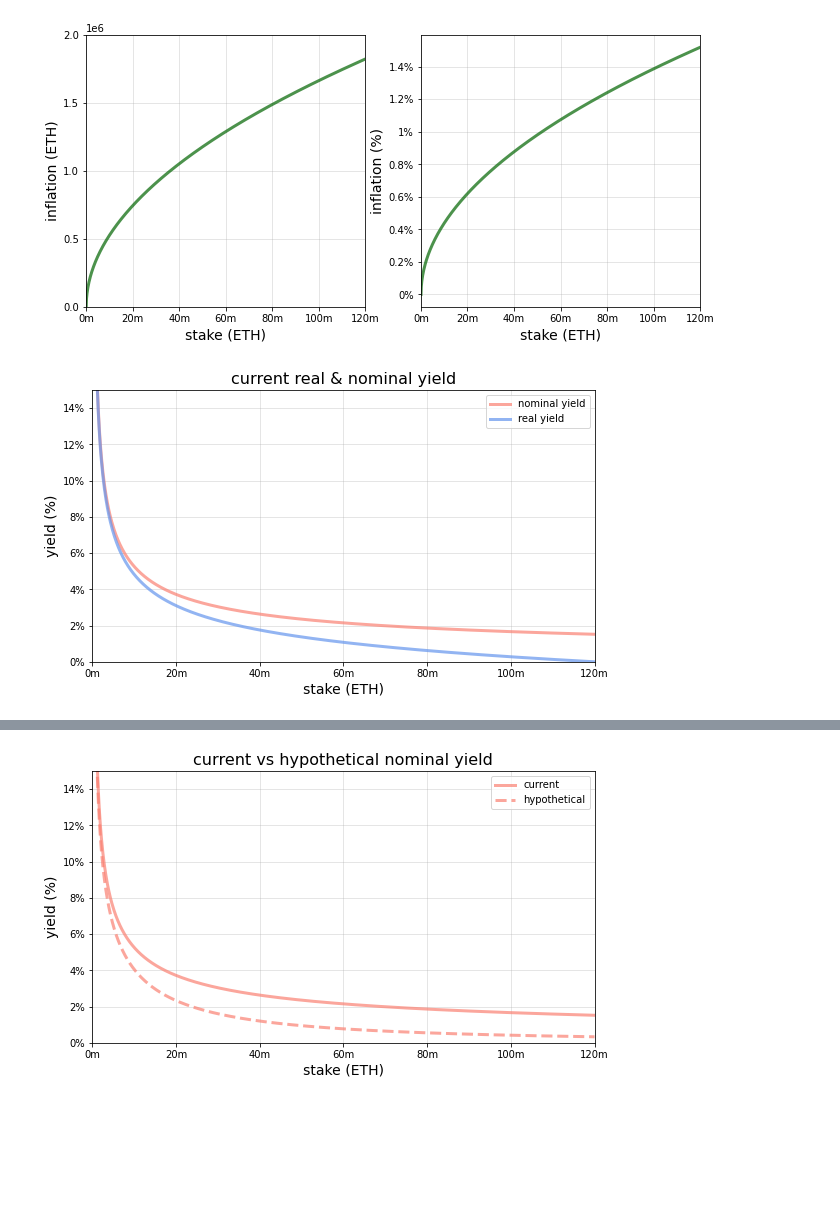
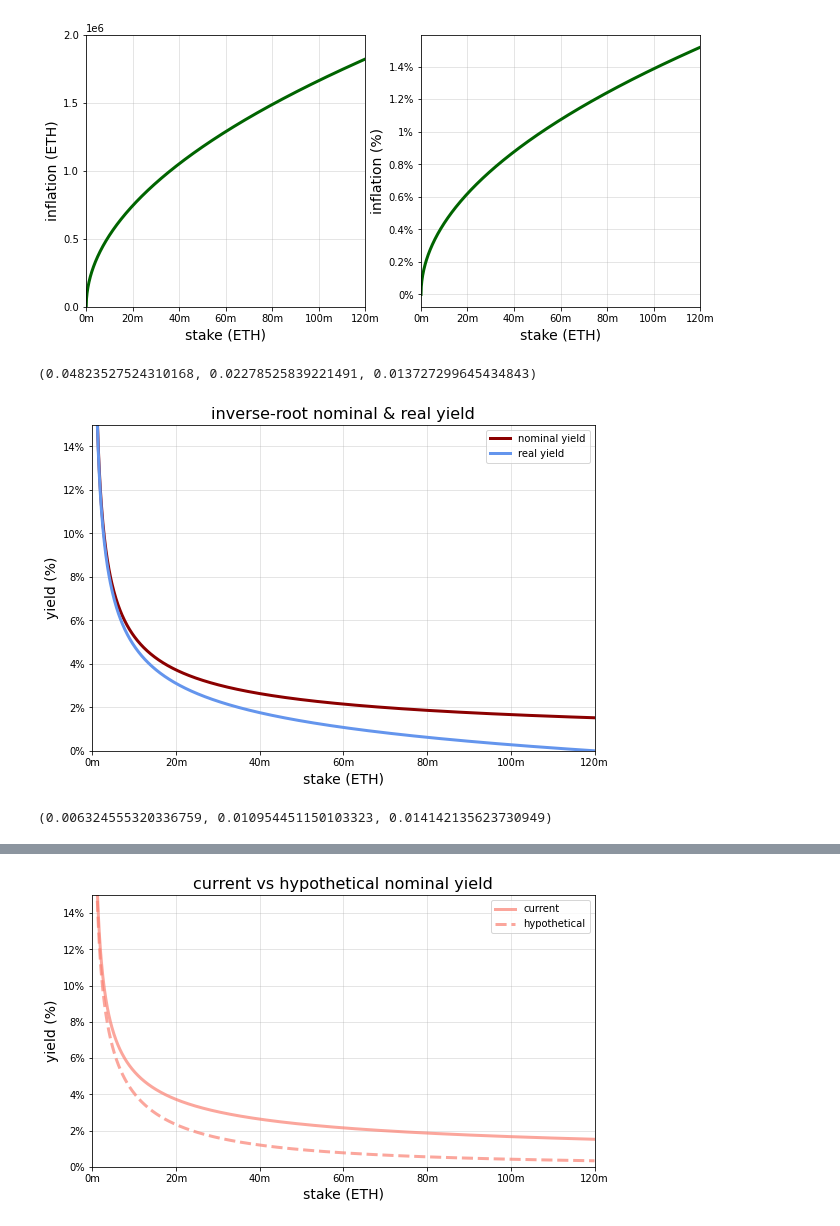
Before and after one commit to michaelneuder/issuance, a Jupyter notebook: Issuance Issues – Subsequent Soliliquy.ipynb, the cells around one changed output, grey strips where cells are left out. Drawn from its saved outputs; the diff is of its cells as text; code cells hidden in the pictures; blank space fills up the shorter version.

```diff
--- a/Issuance Issues – Subsequent Soliliquy.ipynb
+++ b/Issuance Issues – Subsequent Soliliquy.ipynb
@@ -55,7 +61,7 @@ inflation = STAKED * y
 f, axarr = plt.subplots(ncols=2, figsize=(11,5))
 
 ax = axarr[0]
-ax.plot(STAKED, inflation, color='darkgreen', linewidth=3, alpha=0.7)
+ax.plot(STAKED, inflation, color='darkgreen', linewidth=3, alpha=1)
 
 ax.set_ylim(0,2_000_000)
 yticks = np.arange(0, 2_000_001, 500_000)
@@ -63,7 +69,7 @@ ax.set_yticks(yticks)
 ax.set_ylabel("inflation (ETH)", size=14)
 
 ax = axarr[1]
-ax.plot(STAKED, inflation/TOTAL_SUPPLY, color='darkgreen', linewidth=3, alpha=0.7)
+ax.plot(STAKED, inflation/TOTAL_SUPPLY, color='darkgreen', linewidth=3, alpha=1)
 ax.set_yticks([0, 0.002,0.004,0.006,0.008,0.01, 0.012, 0.014])
 ax.set_yticklabels(["0%", "0.2%", "0.4%", "0.6%", "0.8%", "1%", "1.2%", "1.4%"])
 ax.set_ylabel("inflation (%)", size=14)
@@ -79,4 +85,4 @@ for ax in axarr:
 
 plt.show()
 # %% [output]
-[figure, old version]
+[figure, new version]
@@ -83,23 +94,27 @@ plt.show()
+# %%
+realYieldCalc(10_000_000), realYieldCalc(30_000_000), realYieldCalc(50_000_000)
+# %% [output]
+(0.04823527524310168, 0.02278525839221491, 0.013727299645434843)
 # %%
-f, ax = plt.subplots(figsize=(9,5))
-ax.plot(STAKED, y, color='salmon', linewidth=3, alpha=0.7, label='nominal yield')
-ax.plot(STAKED, y-inflation/TOTAL_SUPPLY, color='cornflowerblue', linewidth=3, alpha=0.7, label='real yield')
+f, ax = plt.subplots(figsize=(9,6))
+ax.plot(STAKED, y, color='darkred', linewidth=3, alpha=1, label='nominal yield')
+ax.plot(STAKED, y-inflation/TOTAL_SUPPLY, color='cornflowerblue', linewidth=3, alpha=1, label='real yield')
 
 ax.set_xlim(0,120_000_000)
 xticks = np.arange(0, 120_000_001, 20_000_000)
 ax.set_xticks(xticks)
 ax.set_xticklabels(["{:d}m".format(int(tick/1_000_000)) for tick in xticks])
 ax.set_xlabel("stake (ETH)", size=14)
 
 ax.set_ylim(0,0.15)
 ax.set_yticks([0, 0.02,0.04,0.06,0.08,0.1, 0.12, 0.14])
 ax.set_yticklabels(["0%", "2%", "4%", "6%", "8%", "10%", "12%", "14%"])
 ax.set_ylabel("yield (%)", size=14)
 
 ax.grid(alpha=0.4)
-ax.set_title("current real & nominal yield", size=16)
+ax.set_title("inverse-root nominal & real yield", size=16)
 ax.legend()
 
 plt.show()
 # %% [output]
-[figure, old version]
+[figure, new version]
@@ -105,0 +123,4 @@ plt.show()
+# %%
+0.000002*np.sqrt(10_000_000), 0.000002*np.sqrt(30_000_000), 0.000002*np.sqrt(50_000_000)
+# %% [output]
+(0.006324555320336759, 0.010954451150103323, 0.014142135623730949)
```
Also changed, not shown: parts of 28 cells of this notebook.
